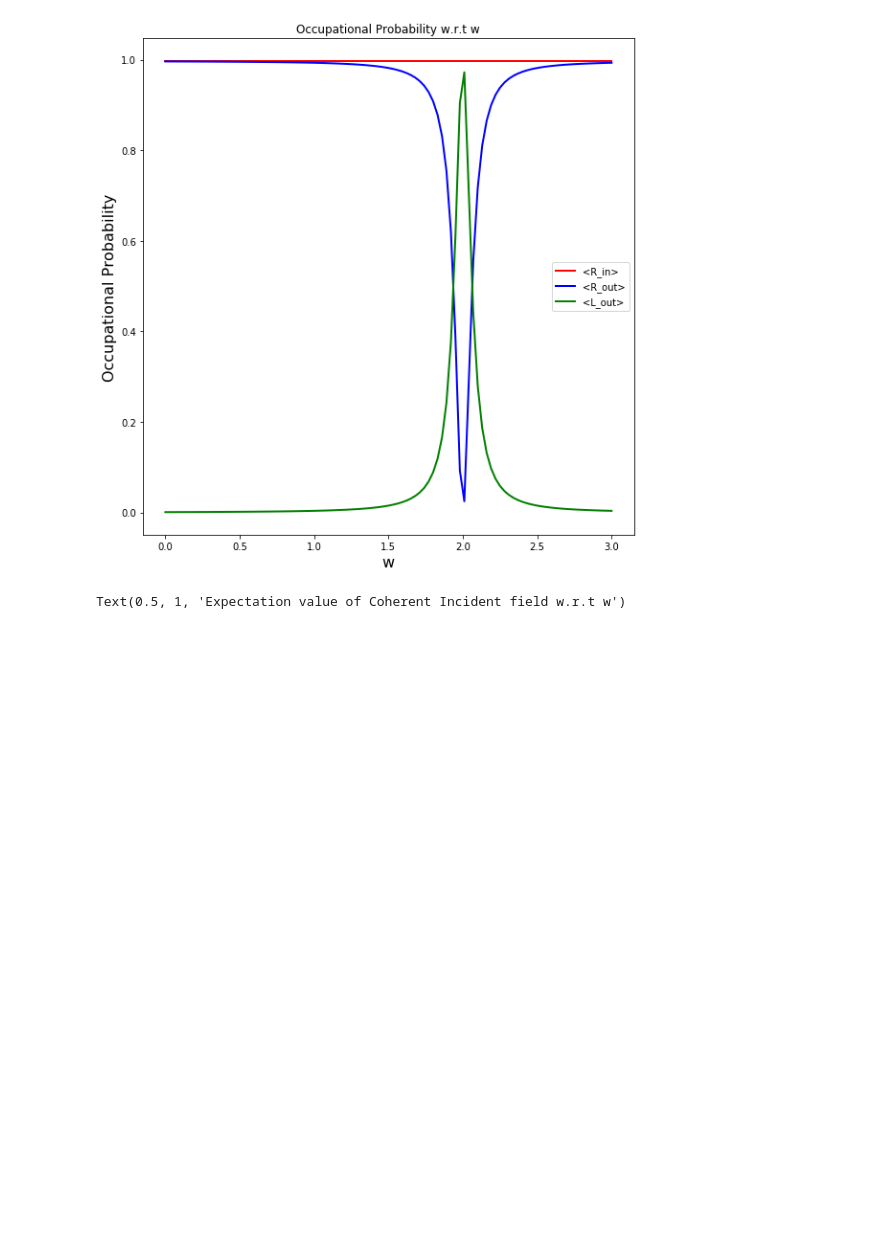
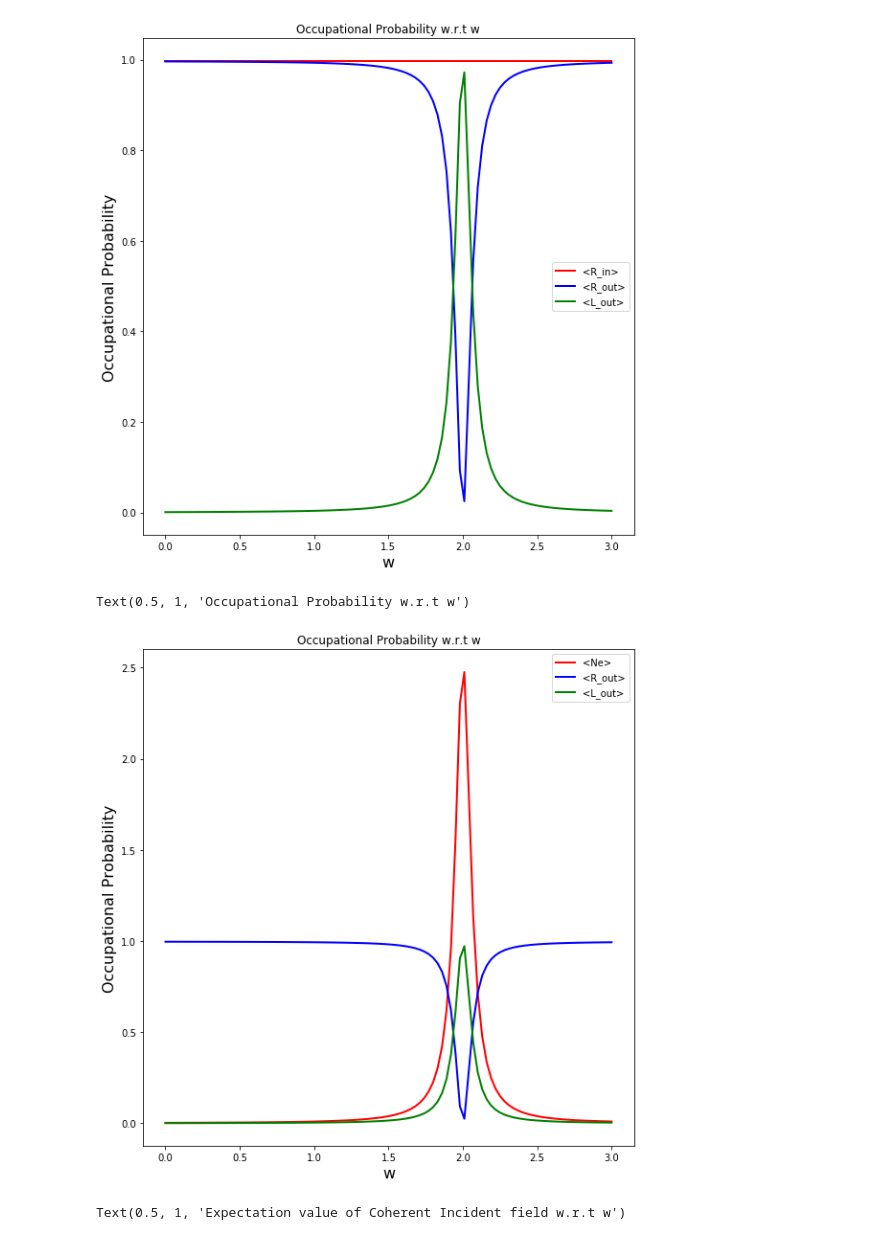
Before and after one commit to Aakashv6/Non-linear-Mirrors, a Jupyter notebook: Non-linear Mirror-Simulation-v1.ipynb, the cells around one changed output. Saved outputs shown, nothing was run; the diff lists cells and outputs as text; code cells hidden in the pictures; blank space fills up the shorter version.

```diff
--- a/Non-linear Mirror-Simulation-v1.ipynb
+++ b/Non-linear Mirror-Simulation-v1.ipynb
@@ -104,7 +104,7 @@ def integral(K,theta):
         # Rotating frame normalization
         rho = ((w+wp)/c)/np.sqrt((w + wp)**2 - (c*k)**2) # Normalization factor
 
-        K = np.sqrt(rho) * K                             # Rotating frame normalization
+        K =  K                             # Rotating frame normalization
 
         # Radiative decay of excitons into right(left) moving modes
         gamma = 2 * np.pi * (K ** 2)
@@ -140,7 +140,7 @@ def Hamiltonian(w, K, theta):
     # Rotating frame normalization
     rho = ((w+wp)/c)/np.sqrt((w + wp)**2 - (c*k)**2) # Normalization factor
 
-    K = np.sqrt(rho) * K                             # Rotating frame normalization
+    K =  K                             # Rotating frame normalization
 
     # Radiative decay of excitons into right(left) moving modes
     gamma = 2 * np.pi * (K ** 2)
@@ -285,6 +285,21 @@ axes.set_title("Occupational Probability w.r.t w")
 # %% [output]
 Text(0.5, 1, 'Occupational Probability w.r.t w')
 [figure]
+# %%
+fig, axes = plt.subplots(1, 1, sharex=True, figsize=(8,8))
+
+axes.plot(w_vec/(2*np.pi), ne_expt, 'r', linewidth=2, label="<Ne>")
+axes.plot(w_vec/(2*np.pi), nro_expt, 'b', linewidth=2, label="<R_out>")
+axes.plot(w_vec/(2*np.pi), nlo_expt, 'g', linewidth=2, label="<L_out>")
+axes.set_ylabel("Occupational Probability", fontsize=16)
+axes.set_xlabel("w", fontsize=16)
+axes.legend(loc=0)
+
+fig.tight_layout()
+axes.set_title("Occupational Probability w.r.t w")
+# %% [output]
+Text(0.5, 1, 'Occupational Probability w.r.t w')
+[figure, added]
 # %%
 fig, axes = plt.subplots(1, 1, sharex=True, figsize=(8,4))
 
```
Also changed, not shown: parts of 21 cells of this notebook, 1 other file.
